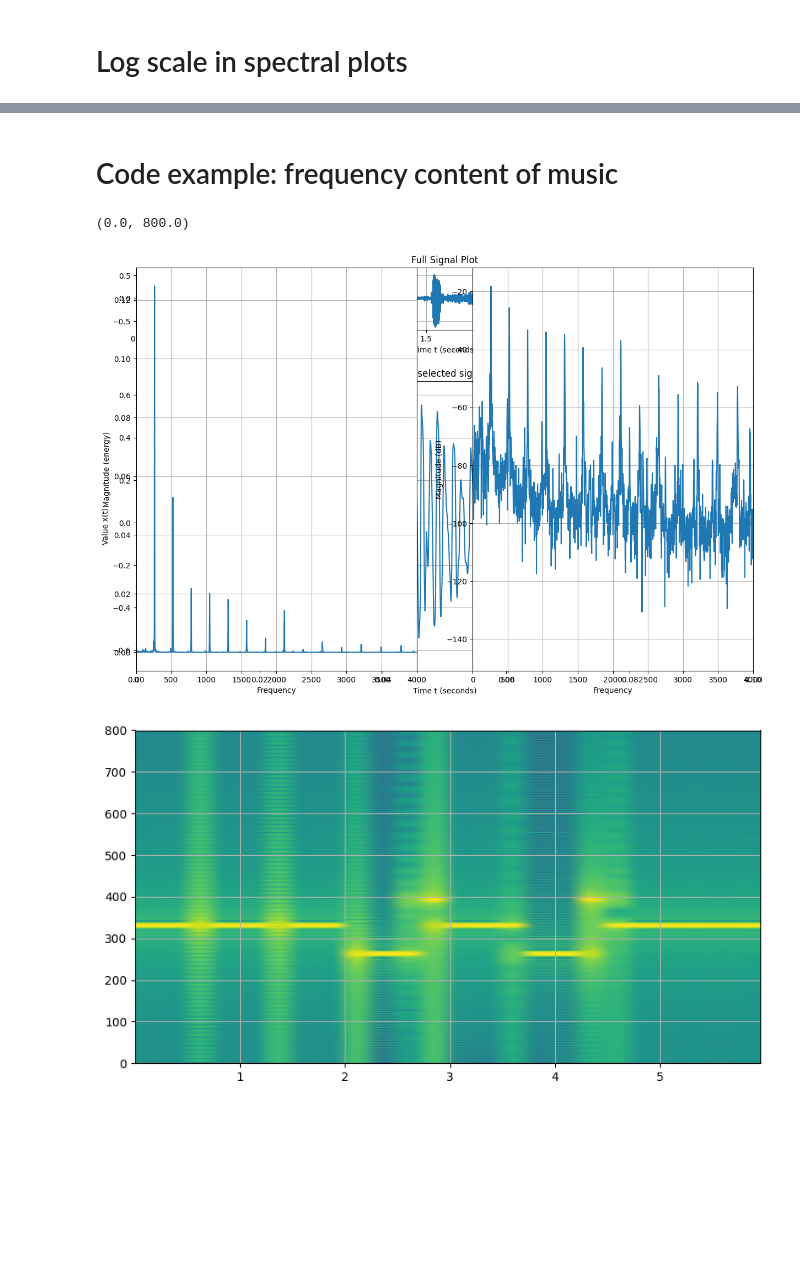
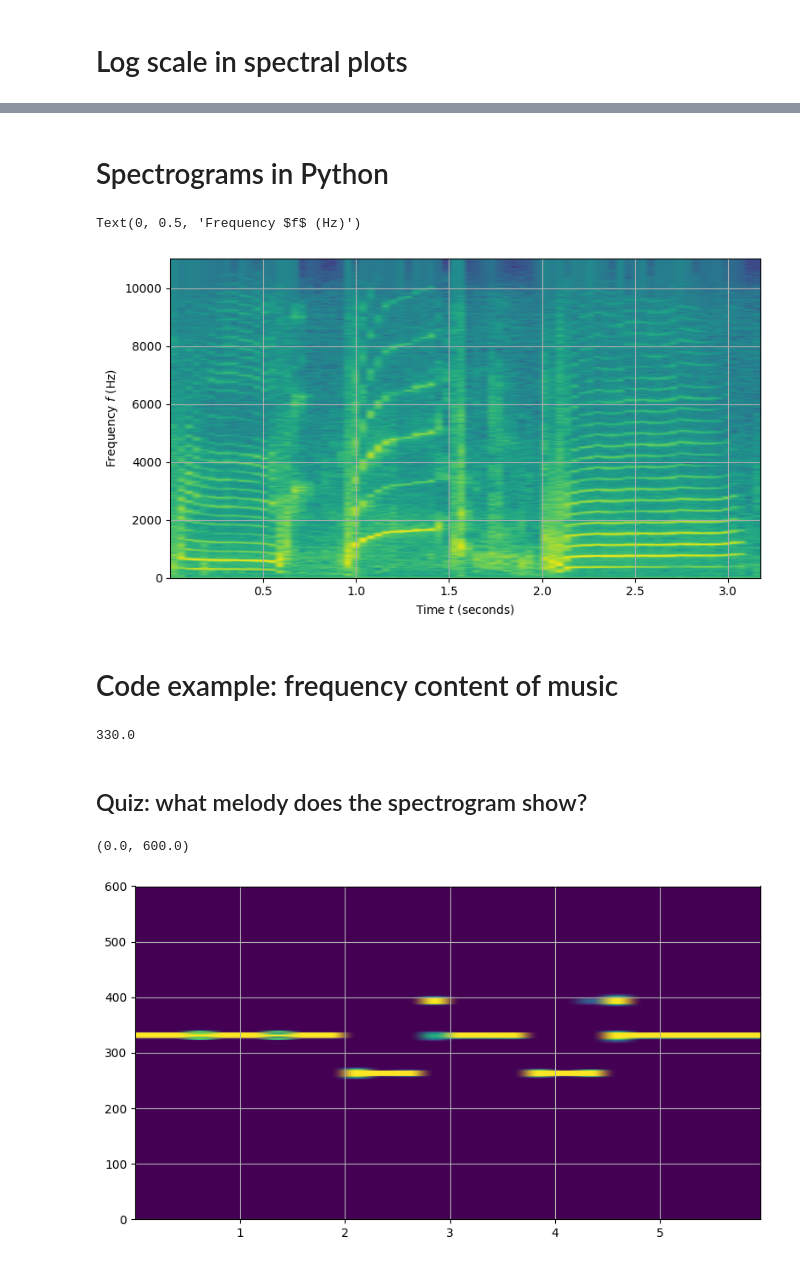
Before and after one commit to kaierih/AIS2201-Lecture_Notes, a Jupyter notebook: continuous_signals/signal_representations.ipynb, the cells around one changed output, grey strips where cells are left out. Saved outputs shown, nothing was run; the diff lists cells and outputs as text; code cells hidden in the pictures; blank space fills up the shorter version.

```diff
--- a/continuous_signals/signal_representations.ipynb
+++ b/continuous_signals/signal_representations.ipynb
@@ -211,15 +246,28 @@ $$P_{xx}(f)_{dB} = 10 \cdot \log\left(\frac{P_x(f)}{1\text{ mW}}\right)$$
     </ul>
     </div>
 </div>
+# %% [markdown]
+# Spectrograms in Python
+# %%
+%matplotlib inline
+fs, data = wavfile.read(r'../data/orca.wav') # les audiofilen 'orca.wav' og lagre til variablene 'fs' og 'data'
+xn = data/0x8000
+plt.figure()
+plt.specgram(xn, NFFT=1024, pad_to=2*1024, window=sig.windows.hamming(1024), Fs=fs);
+plt.xlabel("Time $t$ (seconds)")
+plt.ylabel("Frequency $f$ (Hz)")
+# %% [output]
+Text(0, 0.5, 'Frequency $f$ (Hz)')
+[figure, added]
 # %% [markdown]
 # Code example: frequency content of music
 # %%
 
 speed = 108
 
-notes = [329.6276]*3 + [261.6256]+[391.9954  ]+[329.6276]+[261.6256]+[391.9954  ]+[329.6276]
+notes = [330]*3 + [261.6256]+[391.9954  ]+[329.6276]+[261.6256]+[391.9954  ]+[329.6276]
 durations = [0.6]*3 + [0.6]+[0.2]+[0.8] + [0.6]+[0.2]+[1.6]
-pauses = [0.1]*3 + [0]*6
+pauses = [0.1]*3 + [0]*2 + [0.1] + [0]*3
 
 fs = 16000
 T = sum(durations)+sum(pauses)
@@ -229,16 +277,21 @@ t = np.linspace(0, T, int(T*fs))
 for f, dur, pause in zip(notes, durations, pauses):
     t = np.linspace(0, dur, int(dur*fs))
     x_melody = np.concatenate((x_melody, np.sin(2*pi*f*t), np.zeros(int(pause*fs))))
+# %%
+round(329.6276*0.6)/0.6
+# %% [output]
+330.0
+# %% [markdown]
+## Quiz: what melody does the spectrogram show?
 # %%
 import scipy.signal as sig
 %matplotlib inline
 plt.figure()
-plt.specgram(x_melody, NFFT=4096, pad_to=2*4096, window=sig.windows.hamming(4096), Fs=fs);
-plt.ylim(ymax=800)
+plt.specgram(x_melody, NFFT=4096, pad_to=2*4096, window=sig.windows.hamming(4096), Fs=fs, vmin=-30, vmax=-20);
+plt.ylim(ymax=600)
 # %% [output]
-(0.0, 800.0)
+(0.0, 600.0)
-[figure, old version]
+[figure, new version]
-[figure, removed]
 # %%
 Audio(x_melody, rate=fs)
 # %% [output]
```
Also changed, not shown: parts of 12 cells of this notebook, 18 other files.
